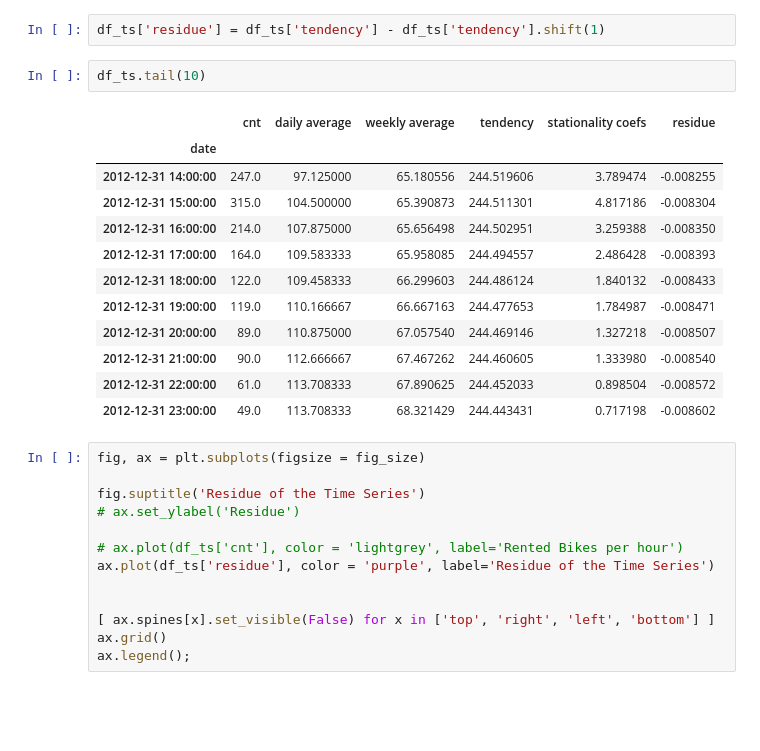
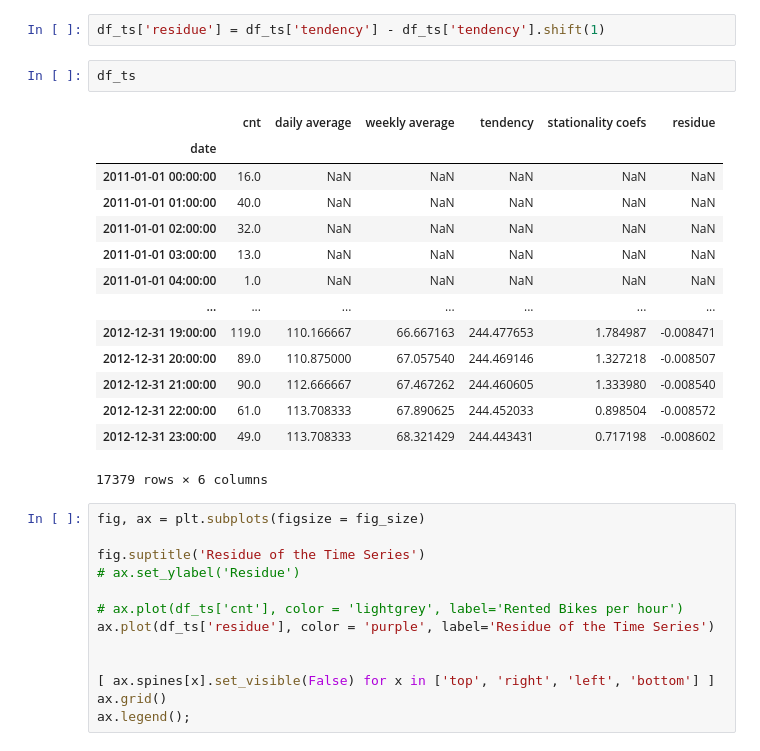
Before and after one commit to mateoricio/chicago_reting_bikes_forecasting, a Jupyter notebook: chicago_bikes_forecasting.ipynb, the cells around one changed output. Cells and saved outputs as stored; diff of their text form; blank space fills up the shorter version.

```diff
--- a/chicago_bikes_forecasting.ipynb
+++ b/chicago_bikes_forecasting.ipynb
@@ -154,20 +154,22 @@ df_ts['stationality coefs'].iloc[-24:].plot.bar(rot = 270); # Stational coeficie
 # %%
 df_ts['residue'] = df_ts['tendency'] - df_ts['tendency'].shift(1)
 # %%
-df_ts.tail(10)
+df_ts
 # %% [output]
 |  | cnt | daily average | weekly average | tendency | stationality coefs | residue |
 | date |  |  |  |  |  |  |
-| 2012-12-31 14:00:00 | 247.0 | 97.125000 | 65.180556 | 244.519606 | 3.789474 | -0.008255 |
-| 2012-12-31 15:00:00 | 315.0 | 104.500000 | 65.390873 | 244.511301 | 4.817186 | -0.008304 |
-| 2012-12-31 16:00:00 | 214.0 | 107.875000 | 65.656498 | 244.502951 | 3.259388 | -0.008350 |
-| 2012-12-31 17:00:00 | 164.0 | 109.583333 | 65.958085 | 244.494557 | 2.486428 | -0.008393 |
-| 2012-12-31 18:00:00 | 122.0 | 109.458333 | 66.299603 | 244.486124 | 1.840132 | -0.008433 |
+| 2011-01-01 00:00:00 | 16.0 | NaN | NaN | NaN | NaN | NaN |
+| 2011-01-01 01:00:00 | 40.0 | NaN | NaN | NaN | NaN | NaN |
+| 2011-01-01 02:00:00 | 32.0 | NaN | NaN | NaN | NaN | NaN |
+| 2011-01-01 03:00:00 | 13.0 | NaN | NaN | NaN | NaN | NaN |
+| 2011-01-01 04:00:00 | 1.0 | NaN | NaN | NaN | NaN | NaN |
+| ... | ... | ... | ... | ... | ... | ... |
 | 2012-12-31 19:00:00 | 119.0 | 110.166667 | 66.667163 | 244.477653 | 1.784987 | -0.008471 |
 | 2012-12-31 20:00:00 | 89.0 | 110.875000 | 67.057540 | 244.469146 | 1.327218 | -0.008507 |
 | 2012-12-31 21:00:00 | 90.0 | 112.666667 | 67.467262 | 244.460605 | 1.333980 | -0.008540 |
 | 2012-12-31 22:00:00 | 61.0 | 113.708333 | 67.890625 | 244.452033 | 0.898504 | -0.008572 |
 | 2012-12-31 23:00:00 | 49.0 | 113.708333 | 68.321429 | 244.443431 | 0.717198 | -0.008602 |
+17379 rows × 6 columns
 # %%
 fig, ax = plt.subplots(figsize = fig_size)
 
```
Also changed, not shown: parts of 8 cells of this notebook.
